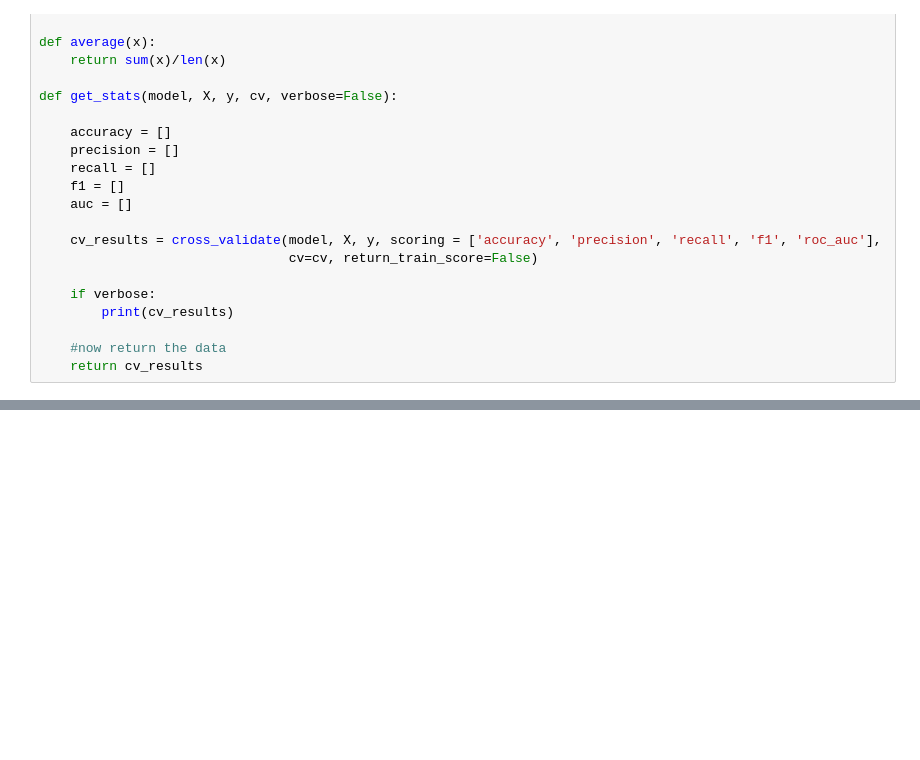
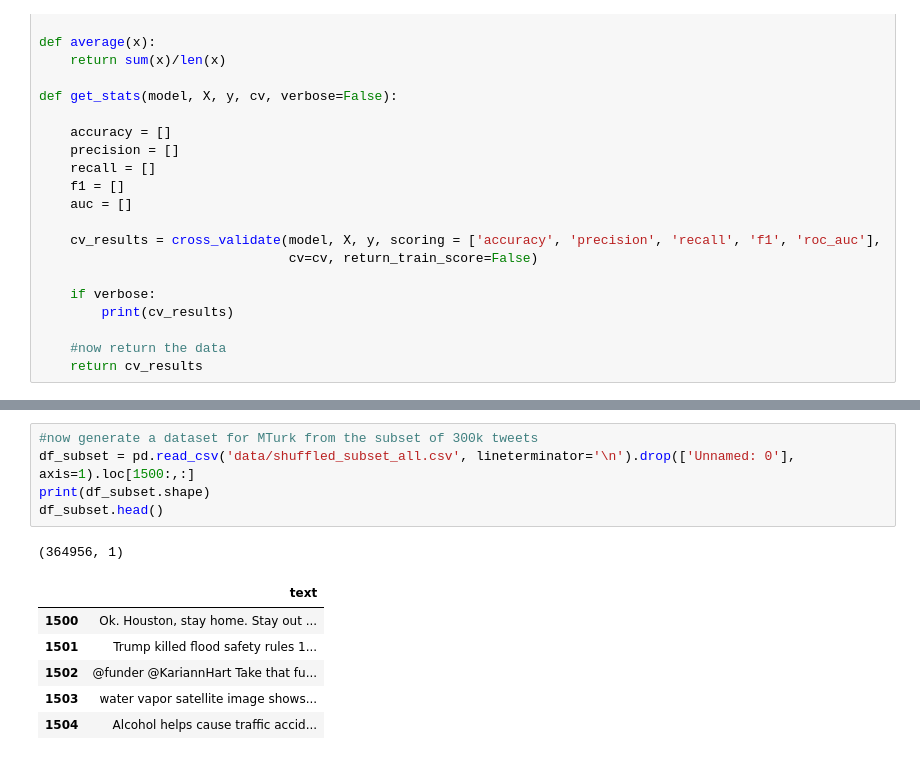
Before and after one commit to shenoy10/Harvey_Machine_Learning, a Jupyter notebook: Embedding_Model.ipynb, the cells around one changed output, grey strips where cells are left out. Drawn from its saved outputs; the diff is of its cells as text; blank space fills up the shorter version.

```diff
--- a/Embedding_Model.ipynb
+++ b/Embedding_Model.ipynb
@@ -300,0 +311,13 @@ KeyboardInterrupt:
+# %%
+#now generate a dataset for MTurk from the subset of 300k tweets
+df_subset = pd.read_csv('data/shuffled_subset_all.csv', lineterminator='\n').drop(['Unnamed: 0'], axis=1).loc[1500:,:]
+print(df_subset.shape)
+df_subset.head()
+# %% [output]
+(364956, 1)
+|  | text |
+| 1500 | Ok. Houston, stay home. Stay out ... |
+| 1501 | Trump killed flood safety rules 1... |
+| 1502 | @funder @KariannHart Take that fu... |
+| 1503 | water vapor satellite image shows... |
+| 1504 | Alcohol helps cause traffic accid... |
```
Also changed, not shown: parts of 14 cells of this notebook, 1 other file.
